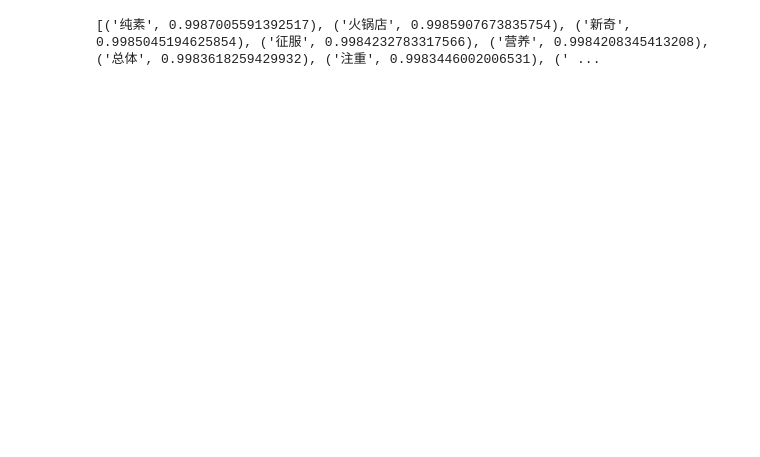
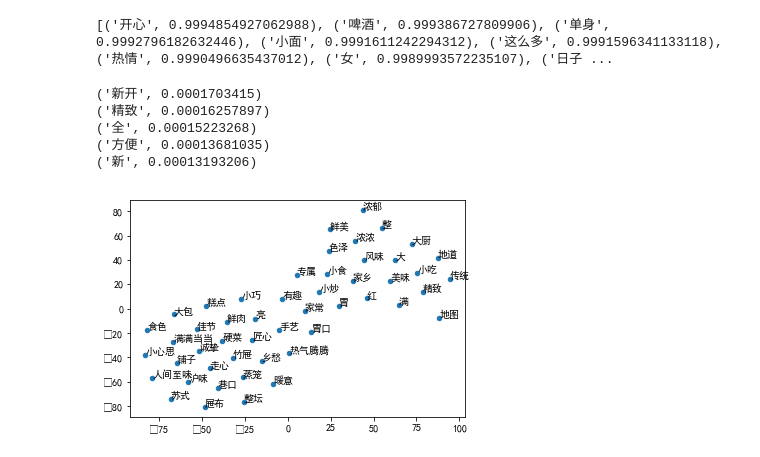
Before and after one commit to ledong1/nycFoodMap, a Jupyter notebook: word2vect.ipynb, the cells around one changed output. Cells and saved outputs as stored; diff of their text form; code cells hidden in the pictures; blank space fills up the shorter version.

Commit message:
word2vect nodule

```diff
--- a/word2vect.ipynb
+++ b/word2vect.ipynb
@@ -32,6 +100,16 @@ for each in sents:
 # %%
-model1 = gensim.models.Word2Vec(cleared_sents, min_count = 1, size = 300, window = 10)
+model1 = gensim.models.Word2Vec(cleared_sents, min_count = 0, size = 100, window = 10)
 # %%
-print( model1.wv.most_similar('韩国'))
+print( model1.wv.most_similar('青团'))
 # %% [output]
-[('纯素', 0.9987005591392517), ('火锅店', 0.9985907673835754), ('新奇', 0.9985045194625854), ('征服', 0.9984232783317566), ('营养', 0.9984208345413208), ('总体', 0.9983618259429932), ('注重', 0.9983446002006531), (' ...
+[('开心', 0.9994854927062988), ('啤酒', 0.999386727809906), ('单身', 0.9992796182632446), ('小面', 0.9991611242294312), ('这么多', 0.9991596341133118), ('热情', 0.9990496635437012), ('女', 0.9989993572235107), ('日子 ...
+# %%
+for each in model1.predict_output_word(['a'],200):
+    if list(pseg.cut(each[0],use_paddle=True))[0].flag == 'a'and list(pseg.cut(each[0],use_paddle=True))[0].word not in ['小','不错','最好']:
+        print (each)
+# %% [output]
+('新开', 0.0001703415)
+('精致', 0.00016257897)
+('全', 0.00015223268)
+('方便', 0.00013681035)
+('新', 0.00013193206)
@@ -37,0 +157,36 @@ print( model1.wv.most_similar('韩国'))
+# %%
+import numpy as np
+labels = []
+count = 0
+max_count = 50
+X = np.zeros(shape=(max_count,len(model1['美食'])))
+
+for term in model1.wv.vocab:
+    X[count] = model1[term]
+    labels.append(term)
+    count+= 1
+    if count >= max_count: break
+
+# It is recommended to use PCA first to reduce to ~50 dimensions
+from sklearn.decomposition import PCA
+pca = PCA(n_components=50)
+X_50 = pca.fit_transform(X)
+
+# Using TSNE to further reduce to 2 dimensions
+from sklearn.manifold import TSNE
+model_tsne = TSNE(n_components=2, random_state=0)
+Y = model_tsne.fit_transform(X_50)
+
+import matplotlib
+# Show the scatter plot
+import matplotlib.pyplot as plt
+matplotlib.rcParams['font.family'] = ['SimHei']
+plt.scatter(Y[:,0], Y[:,1], 20)
+
+# Add labels
+for label, x, y in zip(labels, Y[:, 0], Y[:, 1]):
+    plt.annotate(label, xy = (x,y), xytext = (0, 0), textcoords = 'offset points', size = 10)
+
+plt.show()
+# %% [output]
+[figure, added]
```
Also changed, not shown: parts of 6 cells of this notebook, 4 other files.
